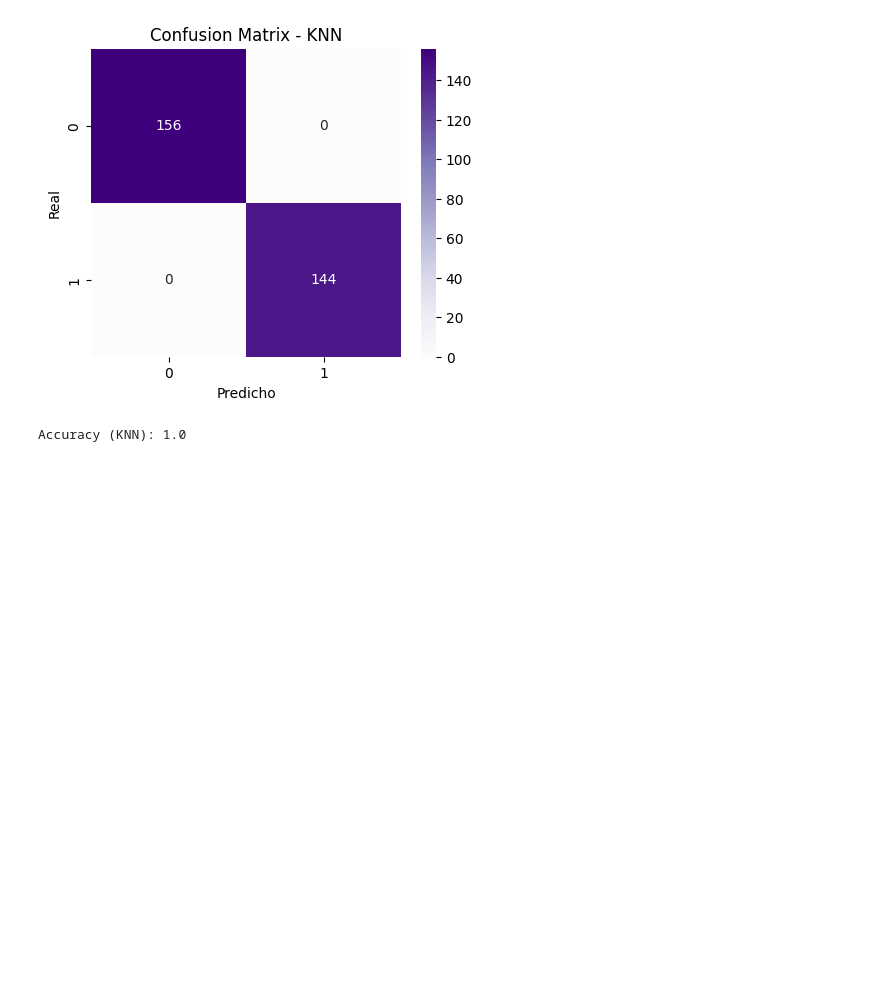
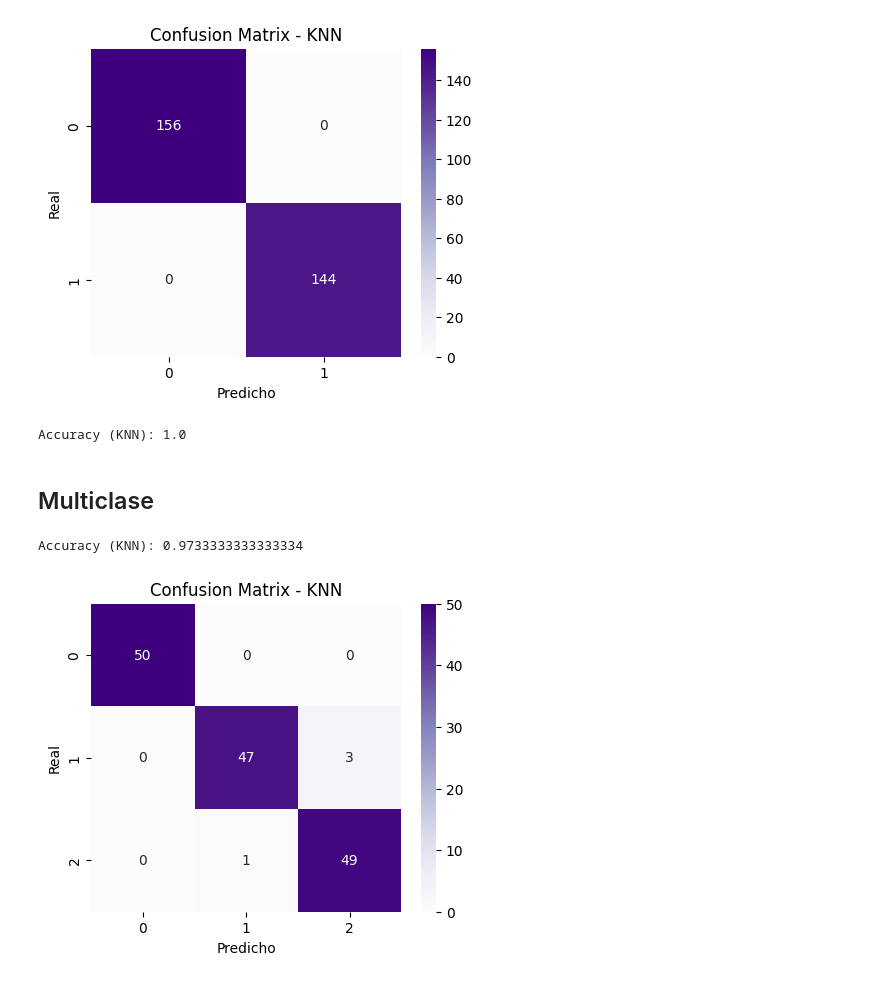
Before and after one commit to steestor/course-python-ml, a Jupyter notebook: notebooks/S2_A1_Modelos_Supervisados.ipynb, the cells around one changed output. Cells and saved outputs as stored; diff of their text form; code cells hidden in the pictures; blank space fills up the shorter version.

```diff
--- a/notebooks/S2_A1_Modelos_Supervisados.ipynb
+++ b/notebooks/S2_A1_Modelos_Supervisados.ipynb
@@ -272,3 +272,34 @@ print('Accuracy (KNN):', accuracy_score(y_test, y_pred_knn))
 # %% [output]
 [figure]
 Accuracy (KNN): 1.0
+# %% [markdown]
+## Multiclase
+# %%
+from sklearn.linear_model import LogisticRegression
+from sklearn.datasets import load_iris
+from sklearn.metrics import classification_report
+import matplotlib.pyplot as plt
+import seaborn as sns
+from sklearn.metrics import confusion_matrix, accuracy_score
+
+
+iris = load_iris()
+X, y = iris.data, iris.target
+
+clf = LogisticRegression(solver="lbfgs", max_iter=200)
+clf.fit(X, y)
+
+y_pred = clf.predict(X)
+print("Accuracy (KNN):", accuracy_score(y, y_pred))
+# %% [output]
+Accuracy (KNN): 0.9733333333333334
+# %%
+cm = confusion_matrix(y, y_pred)
+plt.figure(figsize=(5, 4))
+sns.heatmap(cm, annot=True, fmt="d", cmap="Purples")
+plt.title("Confusion Matrix - KNN")
+plt.xlabel("Predicho")
+plt.ylabel("Real")
+plt.show()
+# %% [output]
+[figure, added]
```
Also changed, not shown: parts of 4 cells of this notebook.
